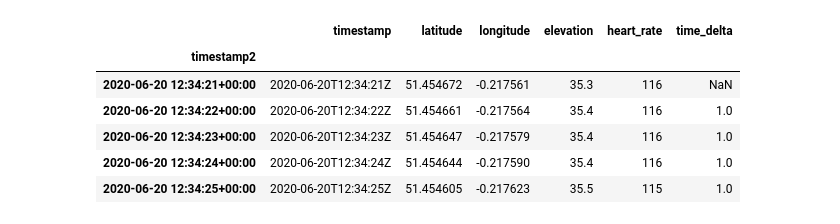
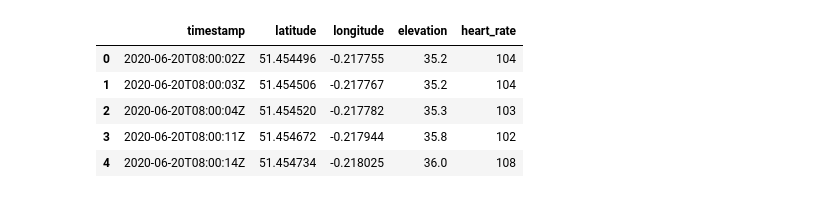
Before and after one commit to alexshires/strava-analysis, a Jupyter notebook: InitalAnalysis.ipynb, the cells around one changed output. Drawn from its saved outputs; the diff is of its cells as text; code cells hidden in the pictures.

```diff
--- a/InitalAnalysis.ipynb
+++ b/InitalAnalysis.ipynb
@@ -6,2 +6,10 @@ from geopy.distance import geodesic
 # %%
-df = pd.read_csv("~/Documents/data/strava/output2.csv")
+df = pd.read_csv("~/Documents/data/strava/output1.csv")
+df.head()
+# %% [output]
+|  | timestamp | latitude | longitude | elevation | heart_rate |
+| 0 | 2020-06-20T08:00:02Z | 51.454496 | -0.217755 | 35.2 | 104 |
+| 1 | 2020-06-20T08:00:03Z | 51.454506 | -0.217767 | 35.2 | 104 |
+| 2 | 2020-06-20T08:00:04Z | 51.454520 | -0.217782 | 35.3 | 103 |
+| 3 | 2020-06-20T08:00:11Z | 51.454672 | -0.217944 | 35.8 | 102 |
+| 4 | 2020-06-20T08:00:14Z | 51.454734 | -0.218025 | 36.0 | 108 |
@@ -12,14 +24,5 @@ def point_distance(x):
 df.columns
 df['timestamp2'] = pd.to_datetime(df['timestamp'])
 df.set_index('timestamp2', inplace=True)
-df['time_delta'] = df.index.to_series().diff().apply(lambda x: x.seconds)
-df['distance_delta'] =
-df.head()
+df['timestamp'] = pd.to_datetime(df['timestamp'])
+# df['time_delta'] = df.index.to_series().diff().apply(lambda x: x.seconds)
-# %% [output]
-|  | timestamp | latitude | longitude | elevation | heart_rate | time_delta |
-| timestamp2 |  |  |  |  |  |  |
-| 2020-06-20 12:34:21+00:00 | 2020-06-20T12:34:21Z | 51.454672 | -0.217561 | 35.3 | 116 | NaN |
-| 2020-06-20 12:34:22+00:00 | 2020-06-20T12:34:22Z | 51.454661 | -0.217564 | 35.4 | 116 | 1.0 |
-| 2020-06-20 12:34:23+00:00 | 2020-06-20T12:34:23Z | 51.454647 | -0.217579 | 35.4 | 116 | 1.0 |
-| 2020-06-20 12:34:24+00:00 | 2020-06-20T12:34:24Z | 51.454644 | -0.217590 | 35.4 | 116 | 1.0 |
-| 2020-06-20 12:34:25+00:00 | 2020-06-20T12:34:25Z | 51.454605 | -0.217623 | 35.5 | 115 | 1.0 |
```
Also changed, not shown: parts of 9 cells of this notebook.
